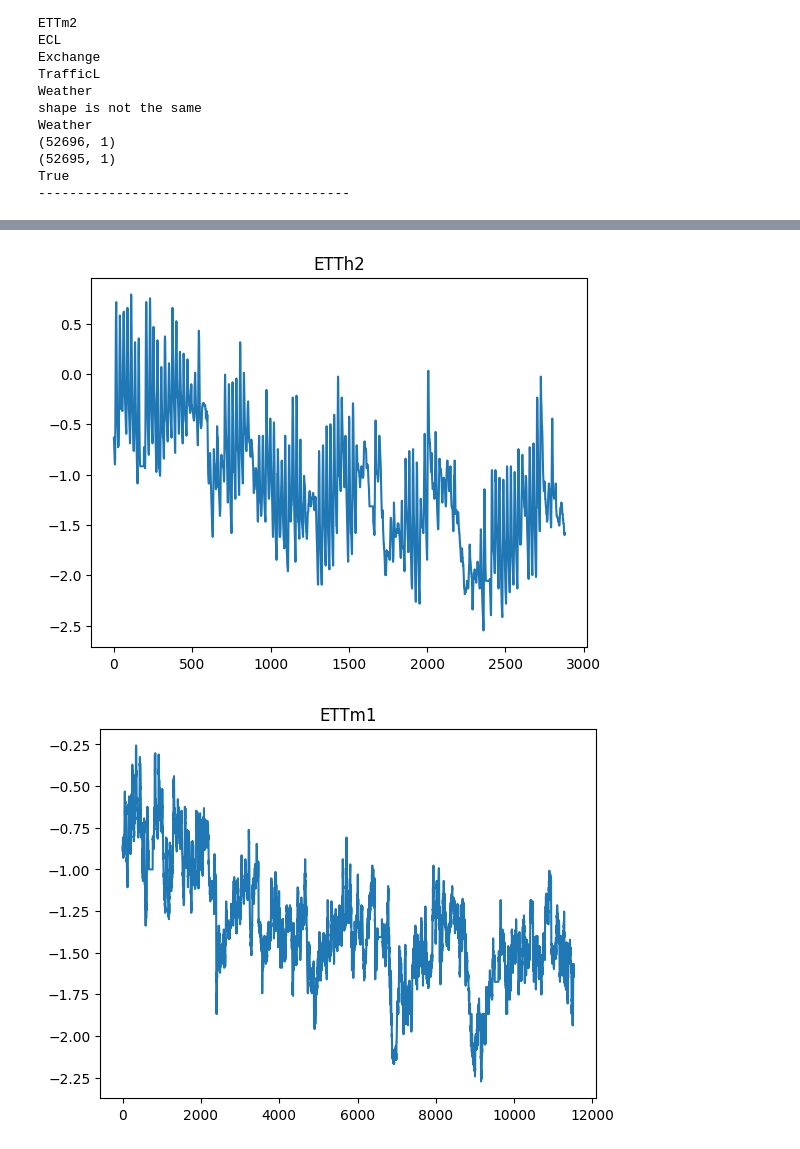
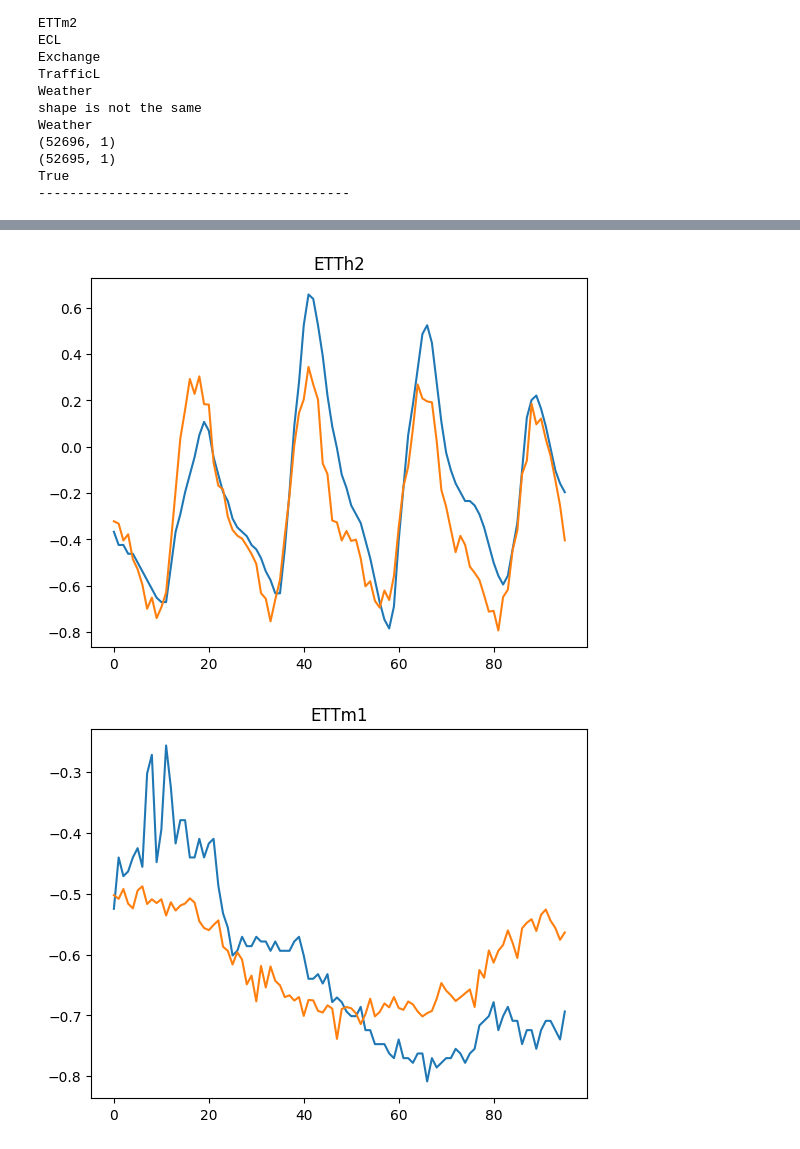
Before and after one commit to WillWang1113/Moving-Average-Diffusion, a Jupyter notebook: notebooks/benchdata_preprocess.ipynb, the cells around one changed output, grey strips where cells are left out. Cells and saved outputs as stored; diff of their text form; code cells hidden in the pictures.

```diff
--- a/notebooks/benchdata_preprocess.ipynb
+++ b/notebooks/benchdata_preprocess.ipynb
@@ -141,25 +152,32 @@ all_df = pd.concat(all_df)
 all_df.to_csv(os.path.join(save_dir, 'bench_result.csv'))
 # print(all_df.to_latex(float_format="{:.3f}".format))
 # %%
+import pandas as pd
+import numpy as np
+import os
+from sklearn.preprocessing import StandardScaler
 # SAVE METRICS
 ds = [
-    "ETTh1",
-    "ETTh2",
-    "ETTm1",
-    "ETTm2",
-    "ECL",
-    "Exchange",
-    "TrafficL",
-    "Weather",
+    # "ETTh1",
+    # "ETTh2",
+    # "ETTm1",
+    # "ETTm2",
+    # "ECL",
+    # "Exchange",
+    # "TrafficL",
+    # "Weather",
+    "MFRED"
 ]
-pred_len = [96, 192, 336, 720]
+# pred_len = [96, 192, 336, 720]
+pred_len = [288, 432, 576]
 save_dir = "/mnt/ExtraDisk/wcx/research/benchmarks"
 all_df = []
 for d in ds:
     ds_df = []
     for pl in pred_len:
-        result_path = os.path.join(save_dir, f"{d}_96_{pl}_U","true.npy")
+        result_path = os.path.join(save_dir, f"{d}_288_{pl}_U","true.npy")
         y_real = np.load(result_path)
         print(y_real.shape)
+        print(y_real.flatten()[:10])
         break
     break
@@ -181,6 +203,7 @@ ds = {
         "Exchange": "exchange_rate",
         "TrafficL": "traffic",
         "Weather": "weather",
+        "MFRED": "mfred",
     }
 
 for d in ds:
@@ -282,12 +305,14 @@ for d in ds:
     ds_df = []
     for pl in pred_len:
         label_path = os.path.join(save_dir, f"{d}_96_{pl}_U","true.npy")
-        pred_path = os.path.join(save_dir, f"{d}_96_{pl}_U","pred_NHITS_0.npy")
+        pred_path = os.path.join(save_dir, f"{d}_96_{pl}_U","pred_PatchTST_0.npy")
         y_true = np.load(label_path)
-        # y_pred = np.load(pred_path)
-        y_true = y_true[::pl].flatten()
+        y_pred = np.load(pred_path)
+        # y_true = y_true[::pl].flatten()
         fig, ax = plt.subplots()
-        ax.plot(y_true)
+        ax.plot(y_true[333].flatten())
+        ax.plot(y_pred[333, ..., 9].flatten())
+
         ax.set_title(d)
         # plt.plot(y_true[126].flatten())
         # plt.plot(y_pred[126, ..., 9].flatten())
@@ -314,2 +339,2 @@ for d in ds:
-[figure, old version]
+[figure, new version]
-[figure, old version]
+[figure, new version]
```
Also changed, not shown: parts of 4 cells of this notebook, 16 other files.
